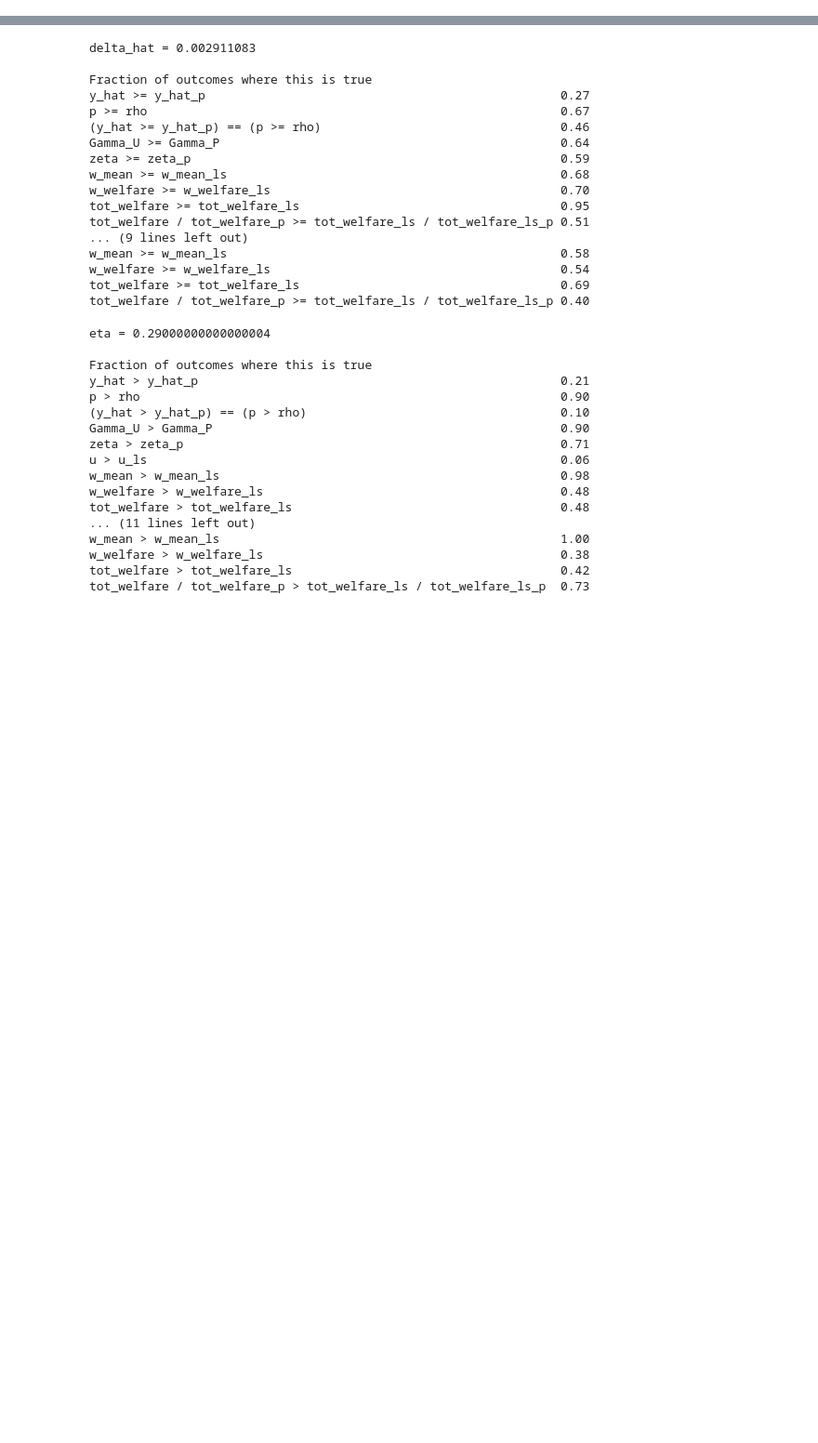
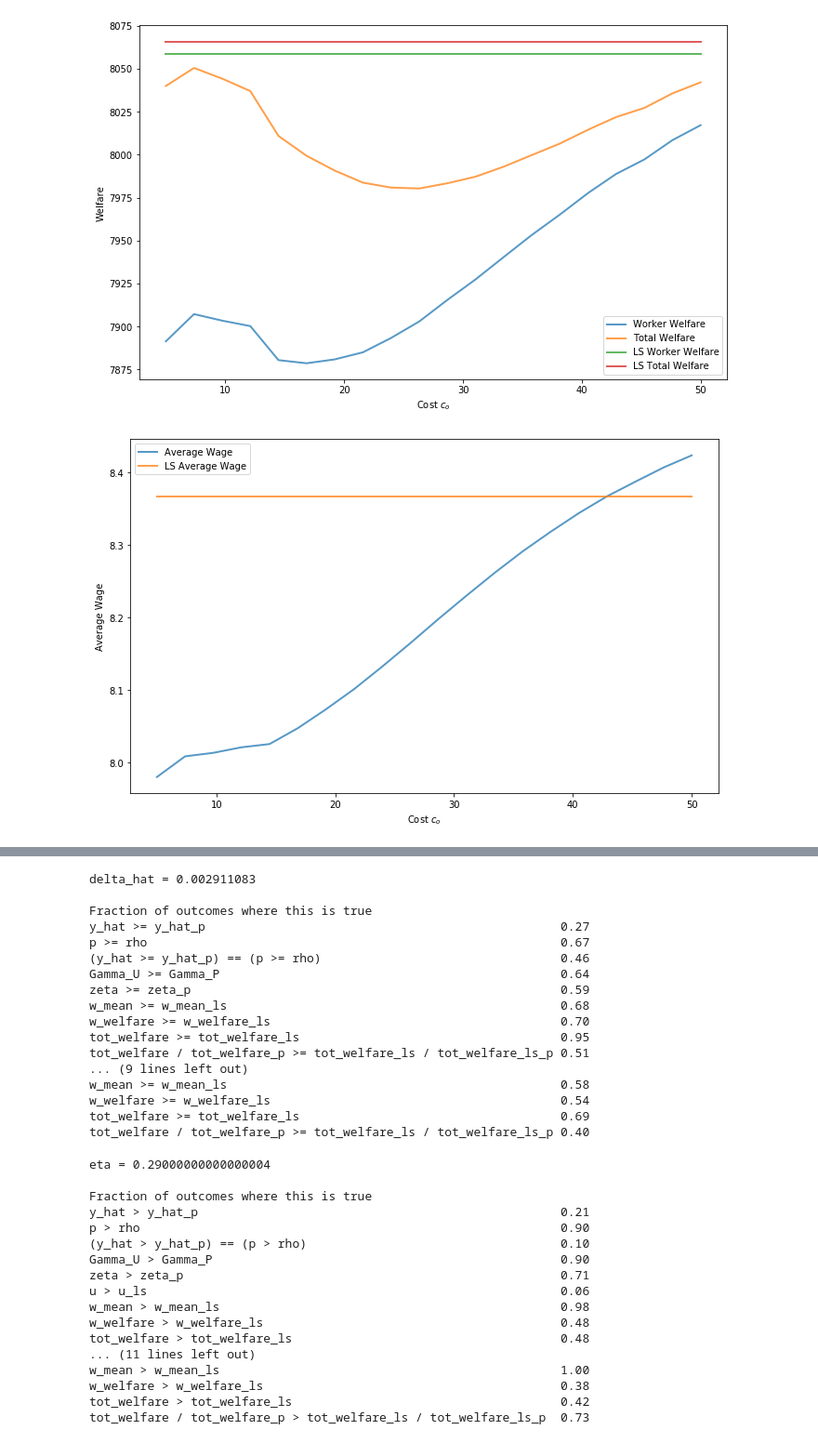
Before and after one commit to spspitze/Outsourcing, a Jupyter notebook: Python Code/Outsourcers vs LS.ipynb, the cells around one changed output, grey strips where cells are left out. Shown at 93% size. Drawn from its saved outputs; the diff is of its cells as text; code cells hidden in the pictures; blank space fills up the shorter version.

```diff
--- a/Python Code/Outsourcers vs LS.ipynb
+++ b/Python Code/Outsourcers vs LS.ipynb
@@ -636,0 +936,55 @@ tot_welfare / tot_welfare_p >= tot_welfare_ls / tot_welfare_ls_p {outcomes[8]:.2
+# %%
+r = 0.0010010010010008674
+B = 1 / (1 + r)
+delta = 0.0038908798217776467
+# delta_o = 0.00439118201841324
+delta_o = delta
+delta_hat = delta
+alpha = .72
+# alpha = 0.25
+# eta = alpha
+# eta_o = alpha
+eta = alpha
+eta_o = eta
+# phi = 0.1
+phi = 0.2
+# phi = 0.05
+y_min = 5
+y_max = 11
+# b = 7 * .7
+b = 4.732565099211391
+# b = 0
+y_grid_size = 2000
+gamma = 2
+y_grid = np.linspace(y_min, y_max, y_grid_size, endpoint = False)
+# c_0, c_1 = -13.36998614783188, 2.8688879501776086
+c_0, c_1 = -15, 2.8688879501776086
+c_grid = np.exp(c_0 + c_1 * y_grid)
+c_o = None
+
+params = (B, b, delta, delta_o, delta_hat, eta, eta_o, phi, alpha,
+              y_min, y_max, y_grid_size, gamma, c_0, c_1, c_o)
+
+tol = 1e-4
+max_iter = 1.2e5
+# tol = 1e-5
+# max_iter = 2e5
+# slow = 1e-1
+# slow = 5e-2
+slow = 1e-2
+
+# save = True
+save = False
+folder = "C:/Users/spspi/Dropbox/Documents/Outsourcing/Figures/Python Simulations/Outsourcers vs LS 4/"
+
+# compare_eqba(params, tol, max_iter, slow, verbose=True, out=False)
+
+# c_o_grid = np.logspace(2, 4.5, 20, base = np.e)
+# c_o_grid = np.linspace(10, 200, 20)
+c_o_grid = np.linspace(5, 50, 20)
+
+graph_cost_o(params, c_o_grid, tol=tol, max_iter=max_iter, slow=slow, verbose=False, height=7,
+                save=save, folder=folder)
+# %% [output]
+[figure, added]
+[figure, added]
```
Also changed, not shown: parts of 4 cells of this notebook, 7 other files.
